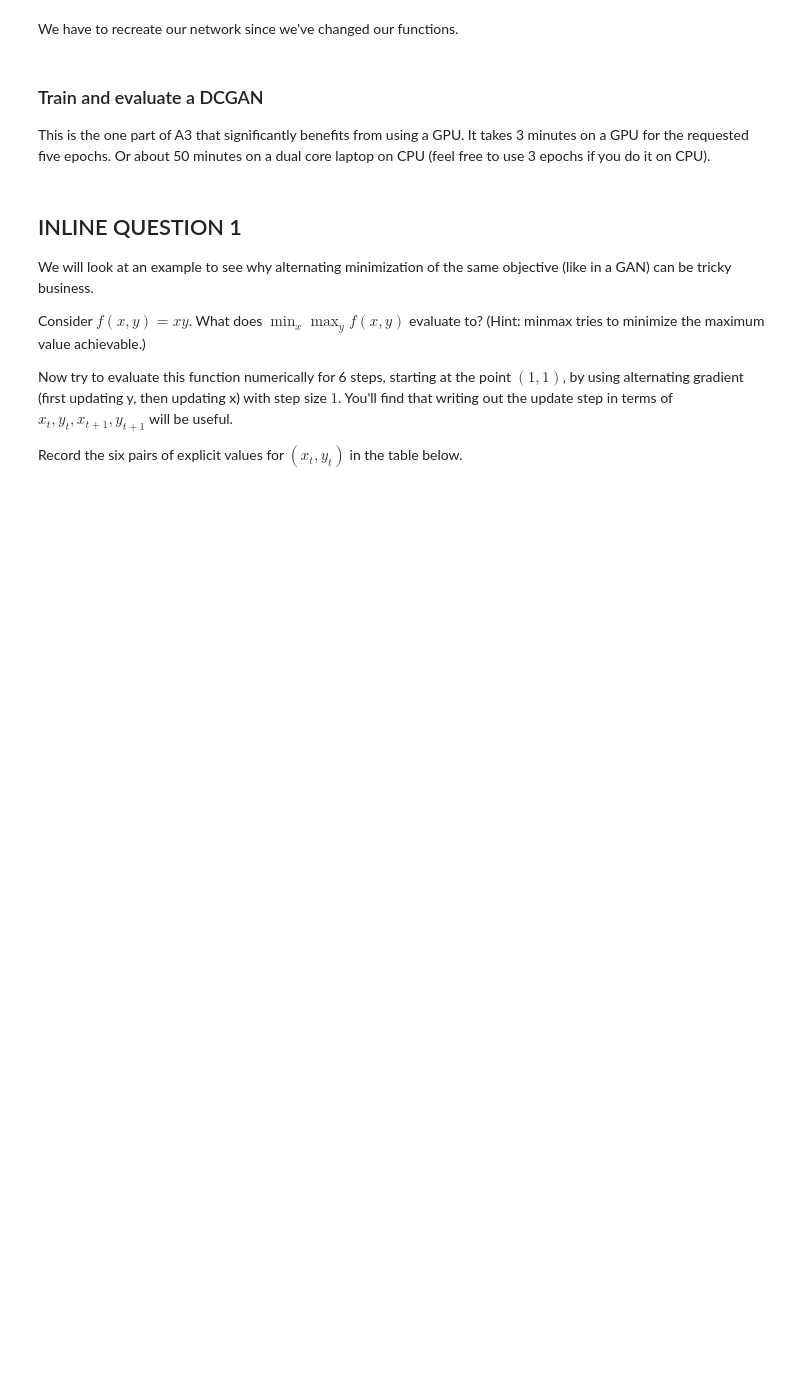
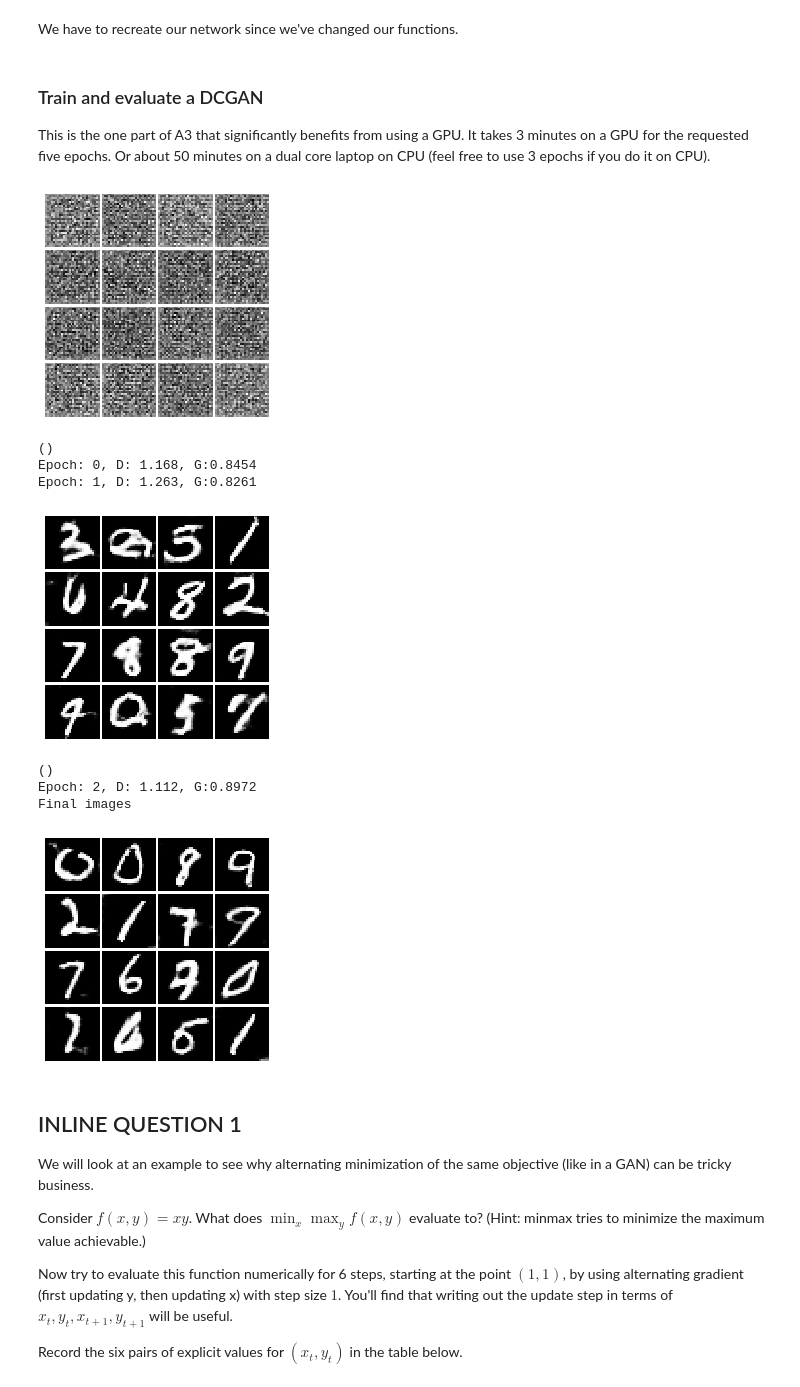
Before and after one commit to janejzyu/cs231n, a Jupyter notebook: assignment3/GANs-TensorFlow.ipynb, the cells around one changed output. Saved outputs shown, nothing was run; the diff lists cells and outputs as text; code cells hidden in the pictures; blank space fills up the shorter version.

```diff
--- a/assignment3/GANs-TensorFlow.ipynb
+++ b/assignment3/GANs-TensorFlow.ipynb
@@ -479,9 +491,12 @@ def lsgan_loss(scores_real, scores_fake):
     - G_loss: generator loss scalar
     """
     # TODO: compute D_loss and G_loss
-    D_loss = None
-    G_loss = None
-    pass
+    ones = tf.ones_like(scores_real)
+    D_loss_real = tf.reduce_mean((scores_real - tf.ones_like(scores_real)) ** 2)
+    D_loss_fake = tf.reduce_mean((scores_fake) ** 2)
+    D_loss = 0.5 * (D_loss_real + D_loss_fake)
+
+    G_loss = 0.5 * tf.reduce_mean((scores_fake - tf.ones_like(scores_fake)) ** 2)
     return D_loss, G_loss
 # %% [markdown]
 Test your LSGAN loss. You should see errors less than 1e-7.
@@ -542,6 +581,14 @@ def discriminator(x):
     """
     with tf.variable_scope("discriminator"):
         # TODO: implement architecture
-        pass
+        init = tf.contrib.layers.xavier_initializer()
+        x = tf.reshape(x, [-1, 28, 28, 1])
+        conv1 = tf.layers.conv2d(x, 32, 5, activation = leaky_relu)
+        pool1 = tf.layers.max_pooling2d(conv1, 2, 2)
+        conv2 = tf.layers.conv2d(pool1, 64, 5, activation = leaky_relu)
+        pool2 = tf.layers.max_pooling2d(conv2, 2, 2)
+        flat = tf.contrib.layers.flatten(pool2)
+        fc1 = tf.contrib.layers.fully_connected(flat, 4 * 4*64, activation_fn = leaky_relu)
+        logits = tf.contrib.layers.fully_connected(fc1, 1, activation_fn=None)
         return logits
 test_discriminator(1102721)
@@ -576,6 +625,16 @@ def generator(z):
     """
     with tf.variable_scope("generator"):
         # TODO: implement architecture
-        pass
+        init = tf.contrib.layers.xavier_initializer()
+
+        fc1 = tf.contrib.layers.fully_connected(z, 1024, activation_fn=tf.nn.relu)
+        bn1 = tf.layers.batch_normalization(fc1, training = True)
+        fc2 = tf.contrib.layers.fully_connected(bn1, 7 * 7 * 128, activation_fn=tf.nn.relu)
+        bn2 = tf.layers.batch_normalization(fc2, training = True)
+        bn2 = tf.reshape(bn2, [-1, 7, 7, 128])
+        conv3 = tf.layers.conv2d_transpose(bn2, 64, 4, 2, padding='same', activation = tf.nn.relu)
+        bn3 = tf.layers.batch_normalization(conv3)
+        conv4 = tf.layers.conv2d_transpose(bn3, 1, 4, 2, padding='same', activation = tf.nn.tanh)
+        img = tf.reshape(conv4, [-1, 784])
         return img
 test_generator(6595521)
@@ -617,7 +678,17 @@ This is the one part of A3 that significantly benefits from using a GPU. It take
 # %%
 with get_session() as sess:
     sess.run(tf.global_variables_initializer())
-    run_a_gan(sess,G_train_step,G_loss,D_train_step,D_loss,G_extra_step,D_extra_step,num_epoch=5)
+    run_a_gan(sess,G_train_step,G_loss,D_train_step,D_loss,G_extra_step,D_extra_step,num_epoch=3)
+# %% [output]
+[figure, added]
+()
+Epoch: 0, D: 1.168, G:0.8454
+Epoch: 1, D: 1.263, G:0.8261
+[figure, added]
+()
+Epoch: 2, D: 1.112, G:0.8972
+Final images
+[figure, added]
 # %% [markdown]
 ## INLINE QUESTION 1
 
```
Also changed, not shown: parts of 14 cells of this notebook, 3 other files.
